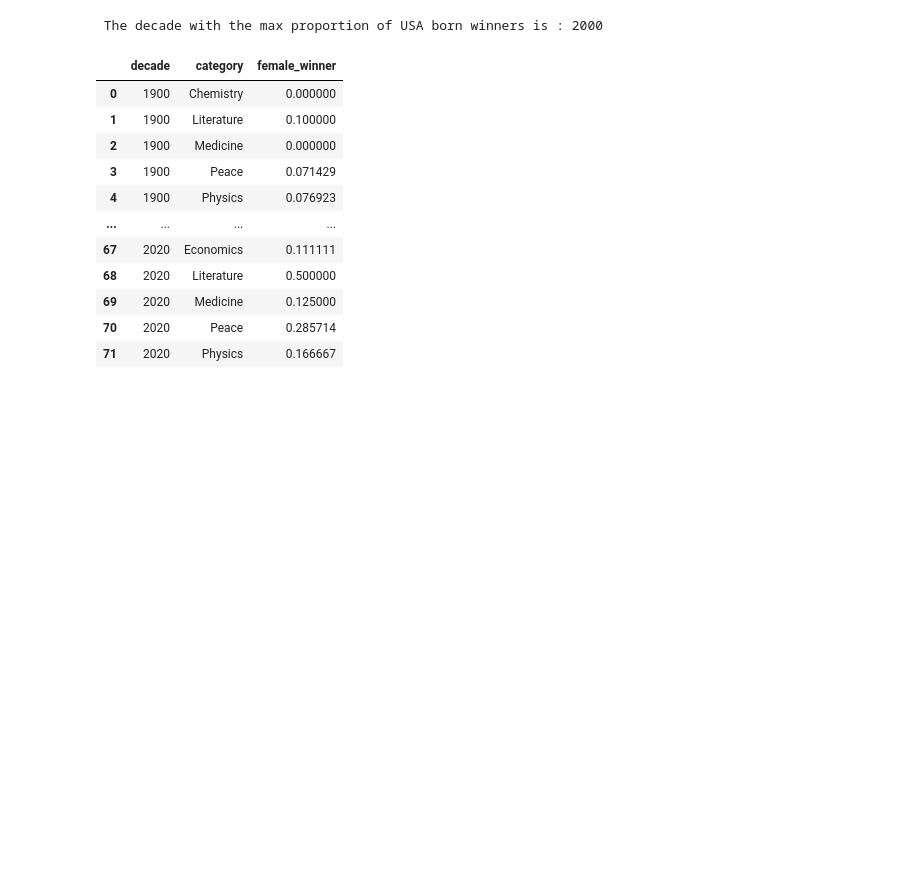
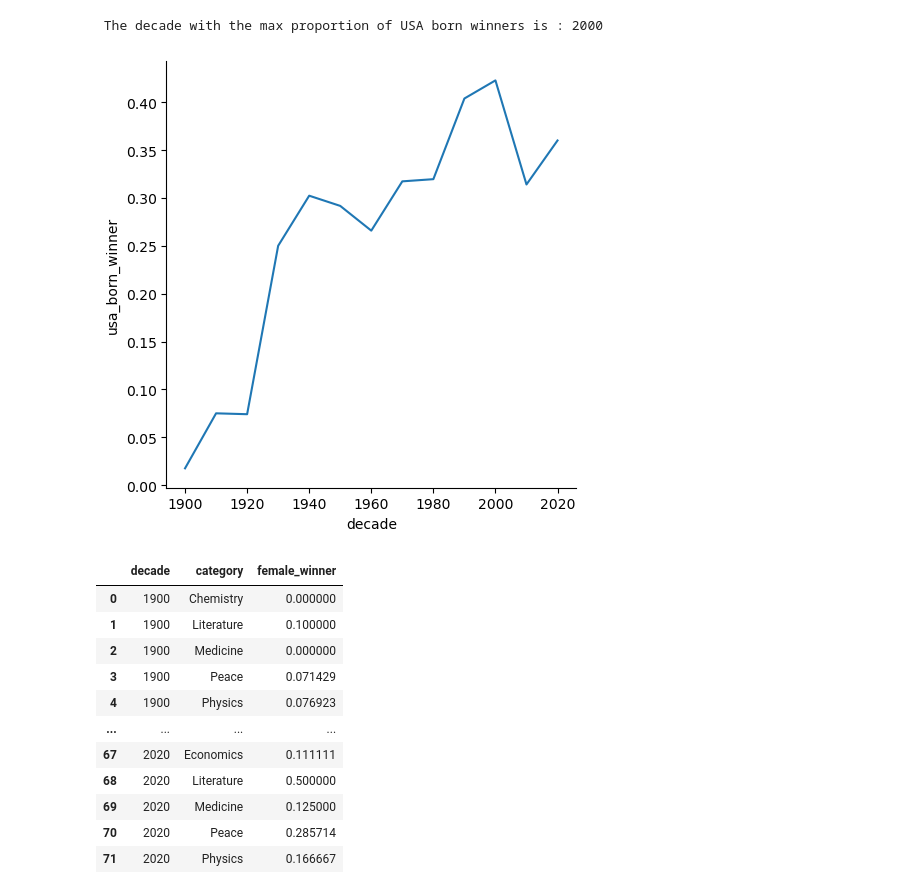
Before and after one commit to Bahar-Rezaei/Visualizing-the-History-of-Nobel-Prize-Winners, a Jupyter notebook: notebook.ipynb, the cells around one changed output. Drawn from its saved outputs; the diff is of its cells as text; code cells hidden in the pictures; blank space fills up the shorter version.

```diff
--- a/notebook.ipynb
+++ b/notebook.ipynb
@@ -71,6 +71,11 @@ max_decade_usa = prop_usa_winners[prop_usa_winners['usa_born_winner'] == prop_us
 print(" The decade with the max proportion of USA born winners is :", max_decade_usa)
 # %% [output]
  The decade with the max proportion of USA born winners is : 2000
+# %%
+# Plotting USA born winners
+ax1 = sns.relplot(x='decade', y='usa_born_winner', data=prop_usa_winners, kind="line")
+# %% [output]
+[figure, added]
 # %%
 # What decade and category pair had the highest proportion of female laureates?
 
```
Also changed, not shown: parts of 1 cell of this notebook.
